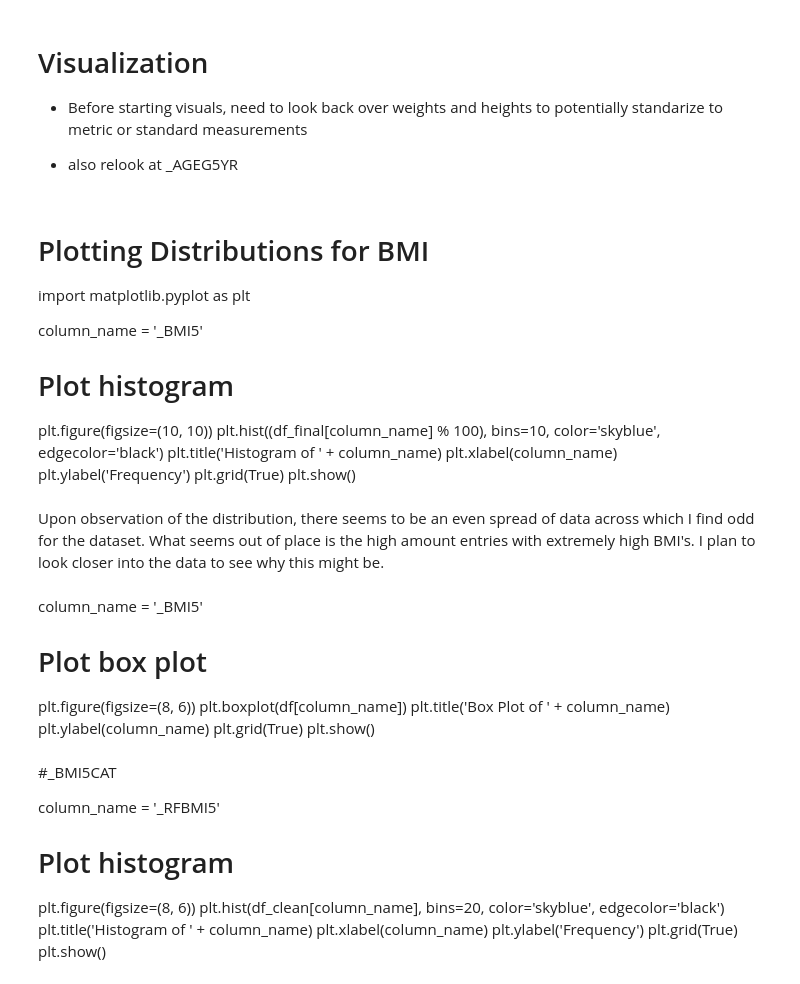
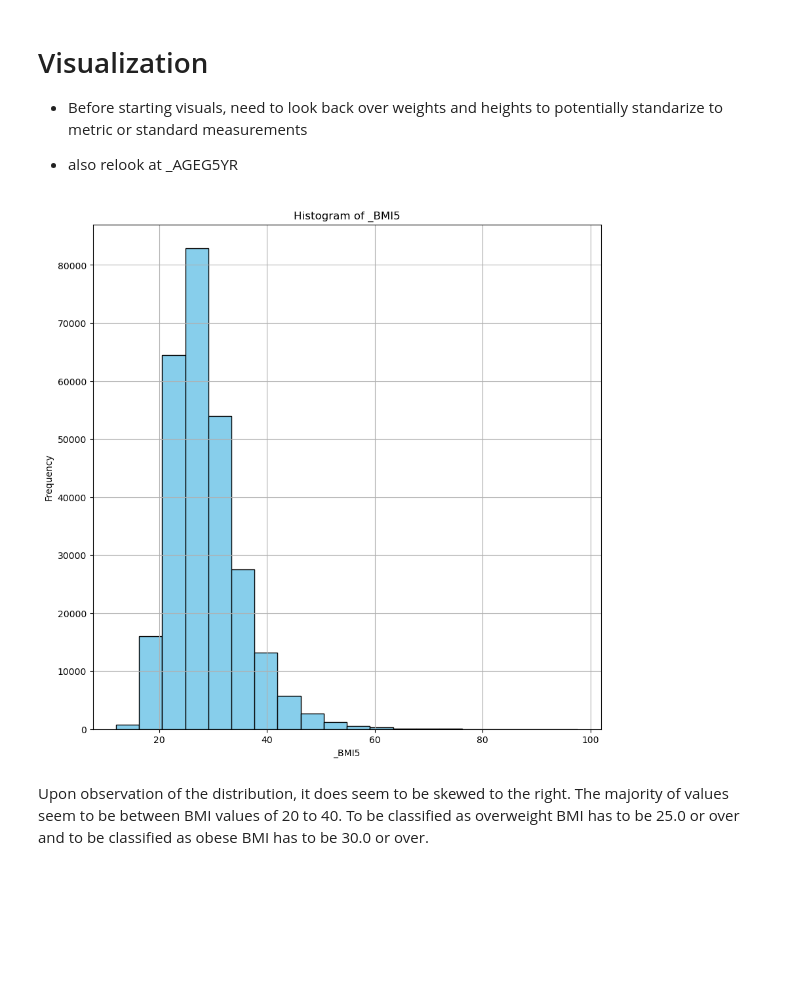
Before and after one commit to ldwilker10/predicting_obesity, a Jupyter notebook: draft_brfss2022.ipynb, the cells around one changed output. Saved outputs shown, nothing was run; the diff lists cells and outputs as text; code cells hidden in the pictures; blank space fills up the shorter version.

```diff
--- a/draft_brfss2022.ipynb
+++ b/draft_brfss2022.ipynb
@@ -2289,44 +2489,22 @@ _RFDRHV8 - unique values:
 - Before starting visuals, need to look back over weights and heights to potentially standarize to metric or standard measurements
 
 - also relook at _AGEG5YR
-# %% [markdown]
-# Plotting Distributions for BMI
-
-import matplotlib.pyplot as plt
-
-column_name = '_BMI5'
-
-# Plot histogram
-plt.figure(figsize=(10, 10))
-plt.hist((df_final[column_name] % 100), bins=10, color='skyblue', edgecolor='black')
-plt.title('Histogram of ' + column_name)
-plt.xlabel(column_name)
-plt.ylabel('Frequency')
-plt.grid(True)
-plt.show()
+# %%
+# Plotting Distributions for BMI
+
+import matplotlib.pyplot as plt
+
+column_name = '_BMI5'
+
+# Plot histogram
+plt.figure(figsize=(10, 10))
+plt.hist((df_final[column_name] * 0.01), bins=20, color='skyblue', edgecolor='black')
+plt.title('Histogram of ' + column_name)
+plt.xlabel(column_name)
+plt.ylabel('Frequency')
+plt.grid(True)
+plt.show()
+# %% [output]
+[figure, added]
 # %% [markdown]
-Upon observation of the distribution, there seems to be an even spread of data across which I find odd for the dataset. What seems out of place is the high amount entries with extremely high BMI's. I plan to look closer into the data to see why this might be.
+Upon observation of the distribution, it does seem to be skewed to the right. The majority of values seem to be between BMI values of 20 to 40. To be classified as overweight BMI has to be 25.0 or over and to be classified as obese BMI has to be 30.0 or over.
-# %% [markdown]
-column_name = '_BMI5'
-
-# Plot box plot
-plt.figure(figsize=(8, 6))
-plt.boxplot(df[column_name])
-plt.title('Box Plot of ' + column_name)
-plt.ylabel(column_name)
-plt.grid(True)
-plt.show()
-# %% [markdown]
-#_BMI5CAT
-
-column_name = '_RFBMI5'
-
-
-# Plot histogram
-plt.figure(figsize=(8, 6))
-plt.hist(df_clean[column_name], bins=20, color='skyblue', edgecolor='black')
-plt.title('Histogram of ' + column_name)
-plt.xlabel(column_name)
-plt.ylabel('Frequency')
-plt.grid(True)
-plt.show()
```
Also changed, not shown: parts of 21 cells of this notebook.
